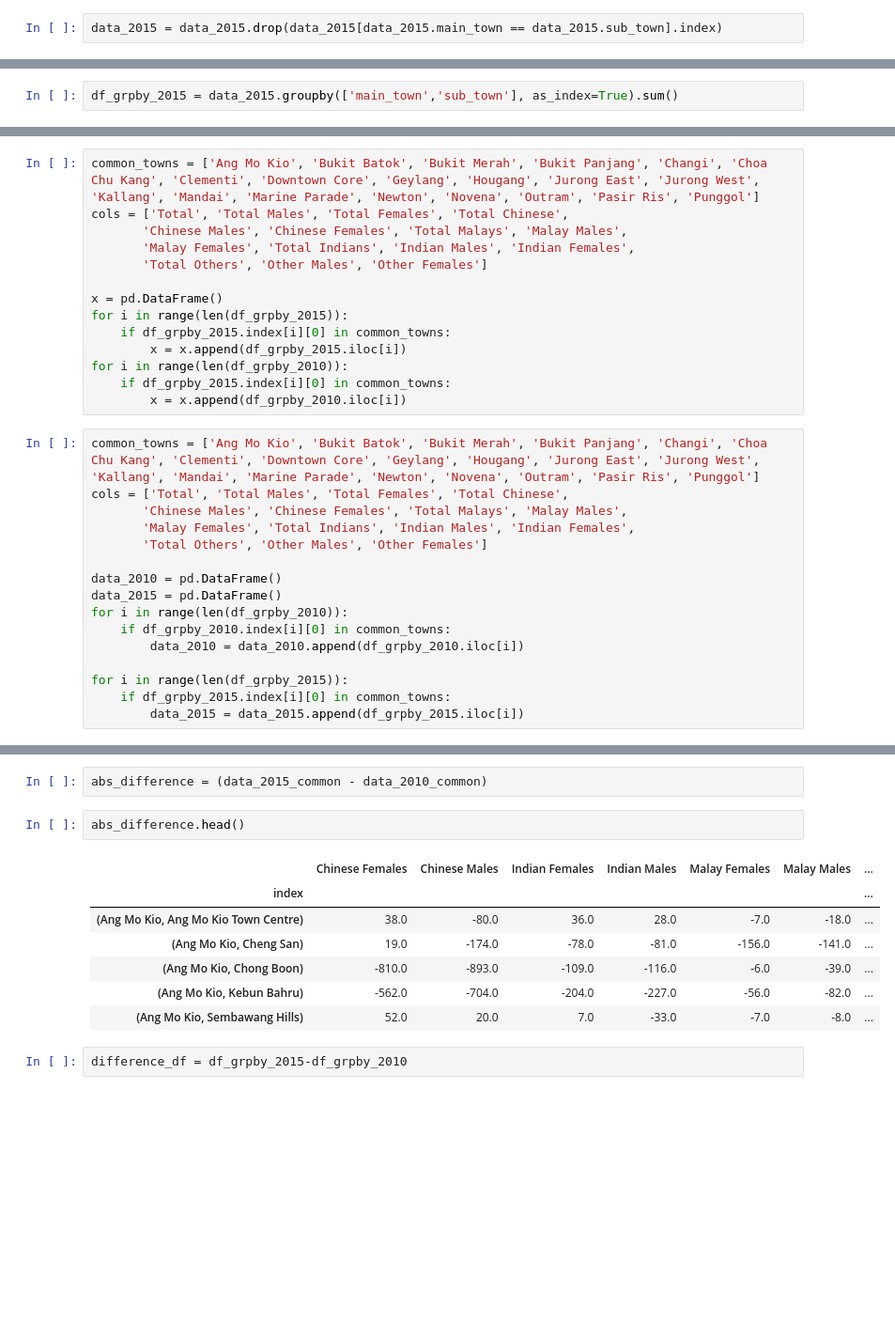
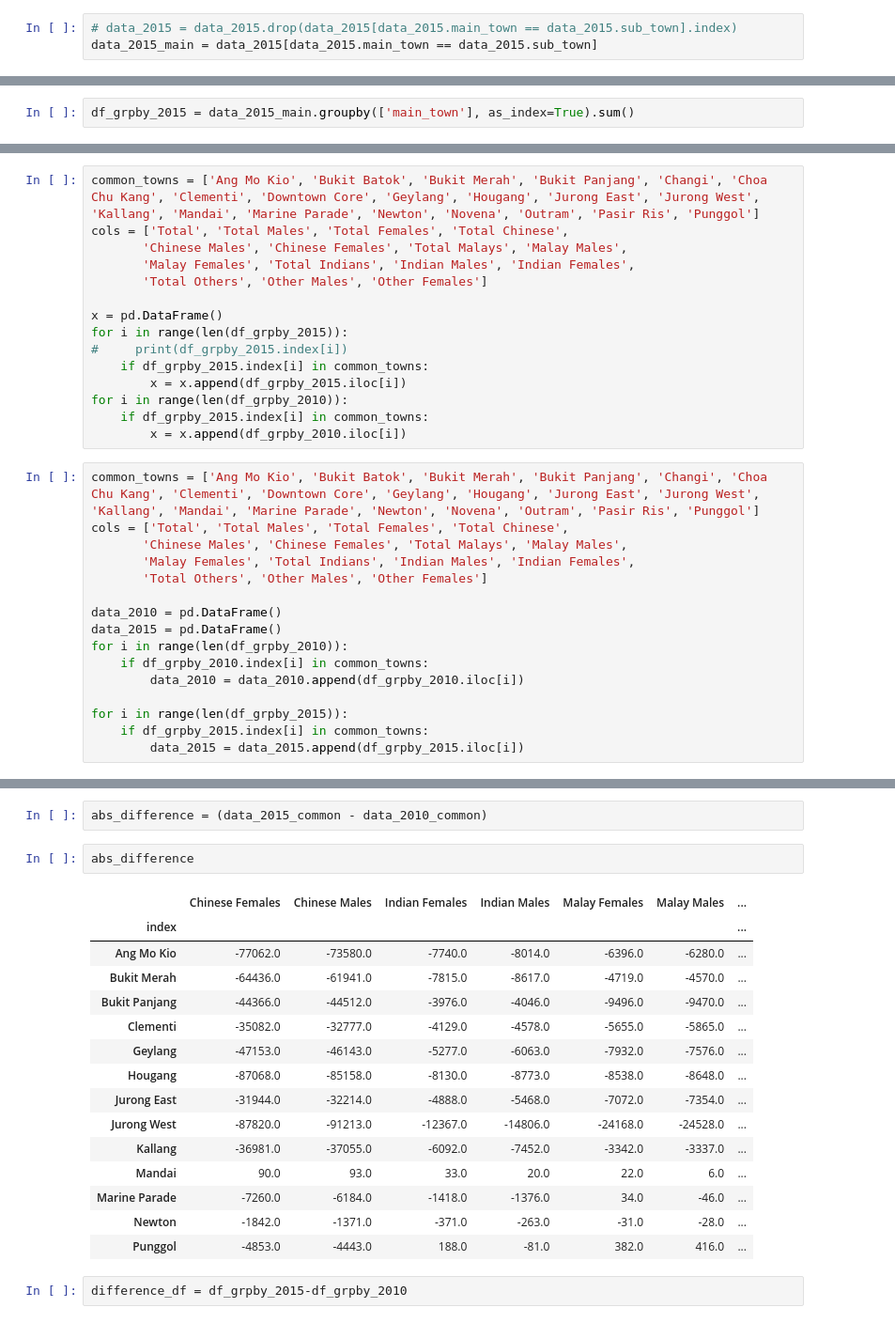
Before and after one commit to ongjx/BIA---Gerrymandering-Project, a Jupyter notebook: Household-Copy1.ipynb, the cells around one changed output, grey strips where cells are left out. Shown at 94% size. Cells and saved outputs as stored; diff of their text form; blank space fills up the shorter version.

```diff
--- a/Household-Copy1.ipynb
+++ b/Household-Copy1.ipynb
@@ -206,9 +170,10 @@ data_2015.head()
 # %%
-data_2015 = data_2015.drop(data_2015[data_2015.main_town == data_2015.sub_town].index)
+# data_2015 = data_2015.drop(data_2015[data_2015.main_town == data_2015.sub_town].index)
+data_2015_main = data_2015[data_2015.main_town == data_2015.sub_town]
 # %% [markdown]
 ### Grouping subtowns into their main towns
 # %%
-df_grpby_2015 = data_2015.groupby(['main_town','sub_town'], as_index=True).sum()
+df_grpby_2015 = data_2015_main.groupby(['main_town'], as_index=True).sum()
 # %%
 df_grpby_2015
 # %% [output]
@@ -242,10 +206,11 @@ cols = ['Total', 'Total Males', 'Total Females', 'Total Chinese',
 
 x = pd.DataFrame()
 for i in range(len(df_grpby_2015)):
-    if df_grpby_2015.index[i][0] in common_towns:
+#     print(df_grpby_2015.index[i])
+    if df_grpby_2015.index[i] in common_towns:
         x = x.append(df_grpby_2015.iloc[i])
 for i in range(len(df_grpby_2010)):
-    if df_grpby_2015.index[i][0] in common_towns:
+    if df_grpby_2015.index[i] in common_towns:
         x = x.append(df_grpby_2010.iloc[i])
 # %%
 common_towns = ['Ang Mo Kio', 'Bukit Batok', 'Bukit Merah', 'Bukit Panjang', 'Changi', 'Choa Chu Kang', 'Clementi', 'Downtown Core', 'Geylang', 'Hougang', 'Jurong East', 'Jurong West', 'Kallang', 'Mandai', 'Marine Parade', 'Newton', 'Novena', 'Outram', 'Pasir Ris', 'Punggol']
@@ -257,11 +222,11 @@ cols = ['Total', 'Total Males', 'Total Females', 'Total Chinese',
 data_2010 = pd.DataFrame()
 data_2015 = pd.DataFrame()
 for i in range(len(df_grpby_2010)):
-    if df_grpby_2010.index[i][0] in common_towns:
+    if df_grpby_2010.index[i] in common_towns:
         data_2010 = data_2010.append(df_grpby_2010.iloc[i])
 
 for i in range(len(df_grpby_2015)):
-    if df_grpby_2015.index[i][0] in common_towns:
+    if df_grpby_2015.index[i] in common_towns:
         data_2015 = data_2015.append(df_grpby_2015.iloc[i])
 # %%
 x = x.reset_index()
@@ -304,15 +295,23 @@ perc_difference.head()
 # %%
 abs_difference = (data_2015_common - data_2010_common)
 # %%
-abs_difference.head()
+abs_difference
 # %% [output]
 |  | Chinese Females | Chinese Males | Indian Females | Indian Males | Malay Females | Malay Males | ... |
 | index |  |  |  |  |  |  | ... |
-| (Ang Mo Kio, Ang Mo Kio Town Centre) | 38.0 | -80.0 | 36.0 | 28.0 | -7.0 | -18.0 | ... |
-| (Ang Mo Kio, Cheng San) | 19.0 | -174.0 | -78.0 | -81.0 | -156.0 | -141.0 | ... |
-| (Ang Mo Kio, Chong Boon) | -810.0 | -893.0 | -109.0 | -116.0 | -6.0 | -39.0 | ... |
-| (Ang Mo Kio, Kebun Bahru) | -562.0 | -704.0 | -204.0 | -227.0 | -56.0 | -82.0 | ... |
-| (Ang Mo Kio, Sembawang Hills) | 52.0 | 20.0 | 7.0 | -33.0 | -7.0 | -8.0 | ... |
+| Ang Mo Kio | -77062.0 | -73580.0 | -7740.0 | -8014.0 | -6396.0 | -6280.0 | ... |
+| Bukit Merah | -64436.0 | -61941.0 | -7815.0 | -8617.0 | -4719.0 | -4570.0 | ... |
+| Bukit Panjang | -44366.0 | -44512.0 | -3976.0 | -4046.0 | -9496.0 | -9470.0 | ... |
+| Clementi | -35082.0 | -32777.0 | -4129.0 | -4578.0 | -5655.0 | -5865.0 | ... |
+| Geylang | -47153.0 | -46143.0 | -5277.0 | -6063.0 | -7932.0 | -7576.0 | ... |
+| Hougang | -87068.0 | -85158.0 | -8130.0 | -8773.0 | -8538.0 | -8648.0 | ... |
+| Jurong East | -31944.0 | -32214.0 | -4888.0 | -5468.0 | -7072.0 | -7354.0 | ... |
+| Jurong West | -87820.0 | -91213.0 | -12367.0 | -14806.0 | -24168.0 | -24528.0 | ... |
+| Kallang | -36981.0 | -37055.0 | -6092.0 | -7452.0 | -3342.0 | -3337.0 | ... |
+| Mandai | 90.0 | 93.0 | 33.0 | 20.0 | 22.0 | 6.0 | ... |
+| Marine Parade | -7260.0 | -6184.0 | -1418.0 | -1376.0 | 34.0 | -46.0 | ... |
+| Newton | -1842.0 | -1371.0 | -371.0 | -263.0 | -31.0 | -28.0 | ... |
+| Punggol | -4853.0 | -4443.0 | 188.0 | -81.0 | 382.0 | 416.0 | ... |
 # %%
 difference_df = df_grpby_2015-df_grpby_2010
 # %%
```
Also changed, not shown: parts of 25 cells of this notebook, 2 other files.
